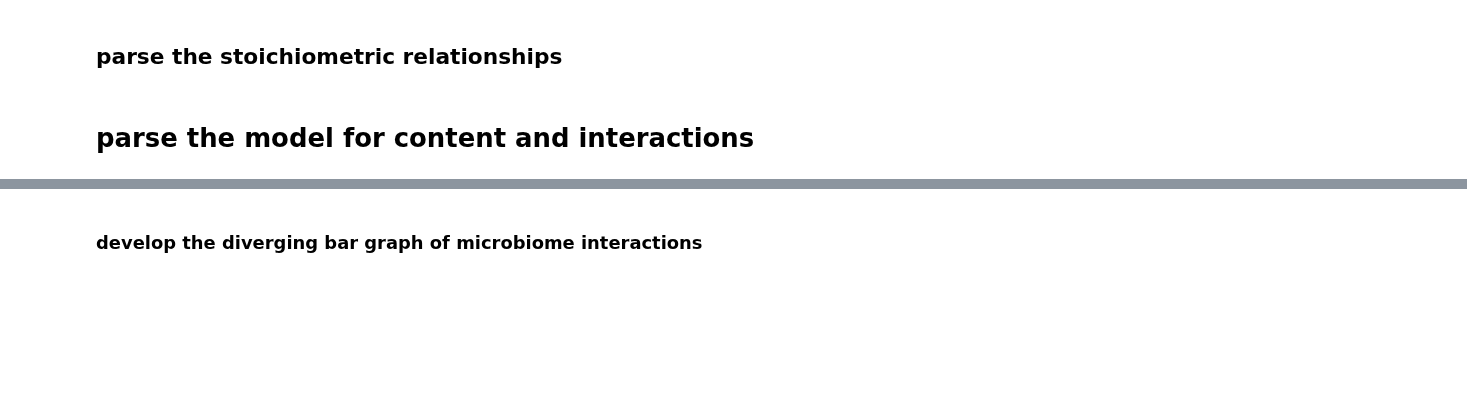
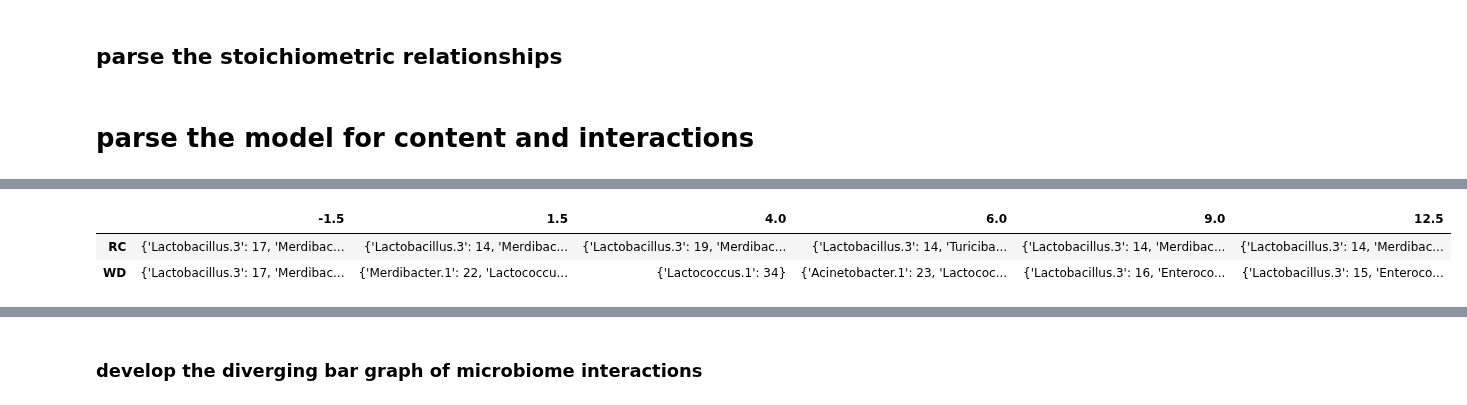
Before and after one commit to ModelSEED/MicrobiomeNotebooks, a Jupyter notebook: WesternDietMicrobiomes/escher_API_mapping.ipynb, the cells around one changed output, grey strips where cells are left out. Saved outputs shown, nothing was run; the diff lists cells and outputs as text; code cells hidden in the pictures; blank space fills up the shorter version.

```diff
--- a/WesternDietMicrobiomes/escher_API_mapping.ipynb
+++ b/WesternDietMicrobiomes/escher_API_mapping.ipynb
@@ -284,7 +284,7 @@ with open("ASV_metabolic_activity_stoich.json", 'w') as jsonOut:
 # parse the model for content and interactions
 # %%
 from cobra.io import load_json_model
-from optlang import Objective
+# from optlang import Objective
 
 effectiveASV_model = load_json_model("ASVInteractionModel.json")
 rxnNames = [rxn.id for rxn in effectiveASV_model.reactions]
@@ -311,19 +311,6 @@ new_wdNames = [f"{k}WD-ABX_{time}" for k,v in wdNames.items() for time in v]
 
 missing_keys = set(rxnNames) - set(new_rcNames+new_wdNames)
 # print(missing_keys)
-
-
-#define the categories of compounds that will be examined
-compounds = {"Simple_carbs": ["Dulcose", "Galactose", "D-Fructose", "D-Allose", "L-Arabinose", "D-Glucose", "D-Ribose",
-                               "L-Inositol", "Sucrose", "L-Fucose", "Thyminose", "L-Rhamnose"],
-             "Complex_carbs": ["Melibiose", "Melitose", "CELB"],
-             "SCFAs": ["Acetate", "Propionate", "Butyrate"],
-             "Fatty Acids": ["Decanoate", "Myristic acid", "Palmitate"],
-             "Amino Acids": ["L-Methionine", "L-Histidine", "L-Tryptophan", "L-Alanine", "L-Threonine", "L-Glutamate", "L-Isoleucine", "L-Proline", "L-Leucine", "Glycine", 'L-Phenylalanine',
-                             'L-Tyrosine', 'L-Valine', 'L-Glutamine', 'L-Arginine', 'L-Asparagine', 'L-Aspartate', 'L-Lysine', 'L-Serine', 'L-Cysteine', "D-Serine", "5-Oxoproline"],
-             "Simple_carbon":["Succinate", "Citrate", "L-Malate", "Pyruvate"],
-             "Other": ["N-Acetyl-D-glucosamine", "Ornithine", "Fumarate", "trans-4-Hydroxy-L-proline", "2-Oxoglutarate", "Niacin"]}
-
 
 def search_days(day):
     RCasvs = [asv for asv, days in rcNames.items() if day in days]
@@ -391,36 +378,36 @@ def full_assessment(day, diet, compounds, engagers=True, classification=True, sk
 def count_interactions(compounds):
     from itertools import product
     days, diets = ["-1.5", "1.5", "4.0", "6.0", "9.0", "12.5"], ["RC", "WD"]
-    Interactions = {k:dict() for k in compounds}
+    Interactions = {category:dict() for category in compounds}
     categories = {ele:k for k,v in compounds.items() for ele in v}
     for day, diet in product(days, diets):
         for category in Interactions:
             if day in Interactions[category]:  Interactions[category][day].update({diet:set()})
             else:                    Interactions[category][day] = {diet:set()}
-        # for category in InteractionCounts:
-        #     if day in InteractionCounts[category]:  InteractionCounts[category][day].update({diet:set()})
-        #     else:                    InteractionCounts[category][day] = {diet:set()}
-    for day, diet in product(days, diets):
-        produced, consumed = set(), set()
-        for rxn in effectiveASV_model.reactions:
-            metNames = [met.name for met in rxn.metabolites]
-            # print(metNames)
-            for metName in metNames:
-                category = categories[metName]
-                if "_"+day in rxn.id and diet in rxn.id:
+    for category, content in Interactions.items():
+        for day, dietInfo in content.items():
+            for diet, mets in dietInfo.items():
+                produced, consumed = set(), set()
+                # print(category, day, diet)
+                for rxn in effectiveASV_model.reactions:
+                    if "_"+day not in rxn.id or diet not in rxn.id:  continue
                     for met, coef in rxn.metabolites.items():
-                        # print(met.name, coef)
+                        if category != categories[met.name]:   continue
                         if coef > 0:
                             produced.add(met.name)
                             if met.name in consumed:
                                 # print("produced", met.name, rxn.name)
-                                Interactions[category][day][diet].add(met.name)
+                                mets.add(met.name)
+                                # print("yes")
                         elif coef < 0:
                             consumed.add(met.name)
                             # print("consumed", met.name, rxn.name)
                             if met.name in produced:
                                 # print("consumed", met.name, rxn.name)
-                                Interactions[category][day][diet].add(met.name)
+                                mets.add(met.name)
+                                # print("yes")
+                # display(produced, consumed)
+
     # print(aaInteractionsa)
     InteractionCounts = {}
     for category, content in Interactions.items():
@@ -429,7 +416,7 @@ def count_interactions(compounds):
             # print(day, InteractionCounts[category])?
             InteractionCounts[category][day] = InteractionCounts[category].get(day, {})
             for diet, mets in dietInfo.items():
-                InteractionCounts[category][day][diet] = InteractionCounts[category][day].get(diet, {diet: 0})
+                print(category, day, diet, mets)
                 InteractionCounts[category][day][diet] = len(mets)
                 # print(day, diet, len(mets)), mets)
     display(InteractionCounts)
@@ -442,6 +429,48 @@ def count_interactions(compounds):
     df.to_csv("InteractionCounts.csv")
     return df
 
+
+def ASVconnectedness(model):
+    days, diets = ["-1.5", "1.5", "4.0", "6.0", "9.0", "12.5"], ["RC", "WD"]
+    connectedness, errors, averages = {}, {}, {}
+    for day in days:
+        connectedness[day], errors[day], averages[day] = {}, {}, {}
+        for diet in diets:
+            connectedness[day][diet] = {}
+            for rxn in model.reactions:
+                if "_"+day not in rxn.id or diet not in rxn.id:  continue
+                rxnID = rxn.id.replace("_"+day, '').replace(diet, '').replace("-ABX", '')
+                connectedness[day][diet].update({rxnID:len(rxn.metabolites)})
+            averages[day][diet] = mean(list(connectedness[day][diet].values()))
+            errors[day][diet] = std(list(connectedness[day][diet].values()))
+    return connectedness, averages, errors
+
+
+
+
 # full_assessment("12.5", "WD", engagers=False, skipping_mets=aa_names+["Acetate", "Niacin"])
+with open("metabolomics_categories.json", 'r') as jsonIn:
+    compounds = load(jsonIn)
 InteractionCounts = count_interactions(compounds)
+
+
+
+from pandas import DataFrame, set_option
+from numpy import mean, std
+set_option('display.max_colwidth', None)  # Set to None to display all content in the column
+set_option('display.max_rows', None)  # Set to None to display all rows
+set_option('display.max_columns', None)
+
+connectedness, averages, errors = ASVconnectedness(effectiveASV_model)
+# display(connectedness)
+display(connectedness, averages, errors)
+df = DataFrame(connectedness)
+display(df)
+df.to_csv("connectedness.csv")
+averaged_df = DataFrame(columns=df.columns, index=df.index)
+for column in df.columns:
+    for index in df.index:
+        averaged_df.loc[index,column] = f"{'% .2f' %(mean(list(df.loc[index,column].values())))} +/- {'% .1f' %(std(list(df.loc[index,column].values())))}"
+display(averaged_df)
+averaged_df.to_csv("ave_connectedness.csv")
 # %% [output]
@@ -472,0 +548,3 @@ InteractionCounts = count_interactions(compounds)
+|  | -1.5 | 1.5 | 4.0 | 6.0 | 9.0 | 12.5 |
+| RC | {'Lactobacillus.3': 17, 'Merdibac... | {'Lactobacillus.3': 14, 'Merdibac... | {'Lactobacillus.3': 19, 'Merdibac... | {'Lactobacillus.3': 14, 'Turiciba... | {'Lactobacillus.3': 14, 'Merdibac... | {'Lactobacillus.3': 14, 'Merdibac... |
+| WD | {'Lactobacillus.3': 17, 'Merdibac... | {'Merdibacter.1': 22, 'Lactococcu... | {'Lactococcus.1': 34} | {'Acinetobacter.1': 23, 'Lactococ... | {'Lactobacillus.3': 16, 'Enteroco... | {'Lactobacillus.3': 15, 'Enteroco... |
```
Also changed, not shown: parts of 4 cells of this notebook, 8 other files.
